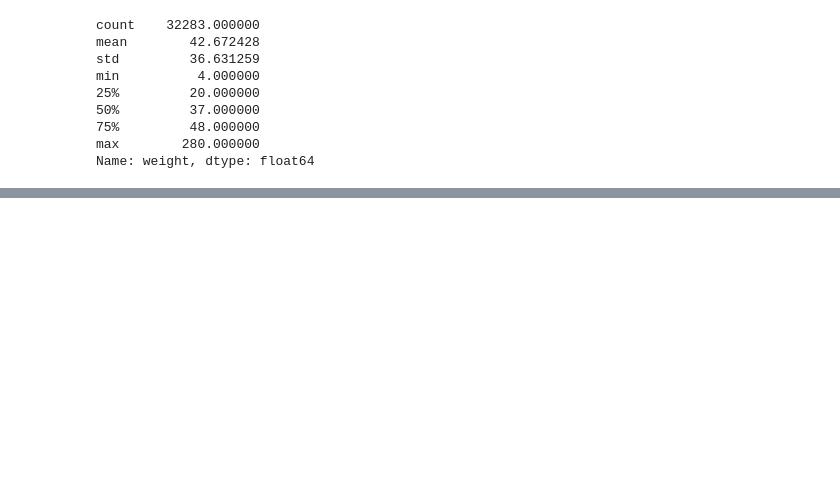
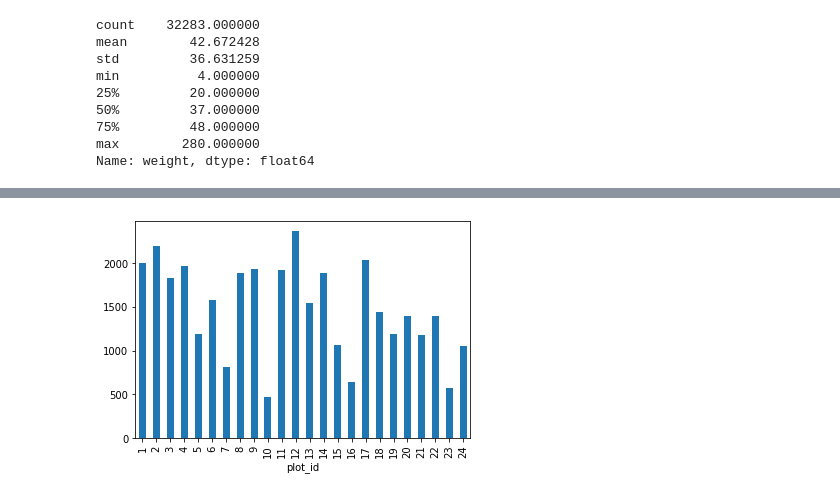
Before and after one commit to sagihaider/BootCamp-Python, a Jupyter notebook: Day_3.ipynb, the cells around one changed output, grey strips where cells are left out. Cells and saved outputs as stored; diff of their text form; code cells hidden in the pictures; blank space fills up the shorter version.

```diff
--- a/Day_3.ipynb
+++ b/Day_3.ipynb
@@ -277,0 +477,8 @@ grouped_data.describe()
+# %%
+# We can also look at how many animals were captured in each site:
+
+total_count = surveys_df.groupby('plot_id')['record_id'].nunique()
+# Let's plot that too
+total_count.plot(kind='bar');
+# %% [output]
+[figure, added]
```
Also changed, not shown: parts of 29 cells of this notebook.
